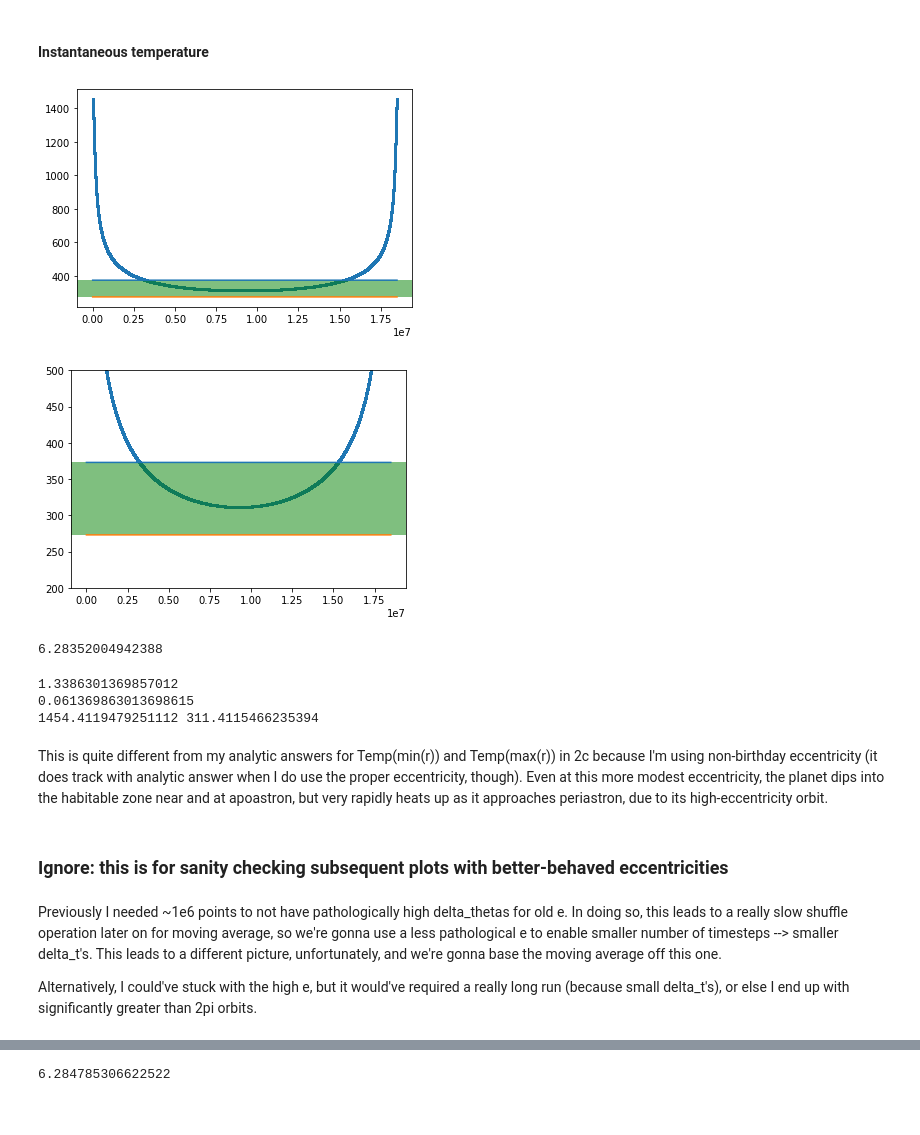
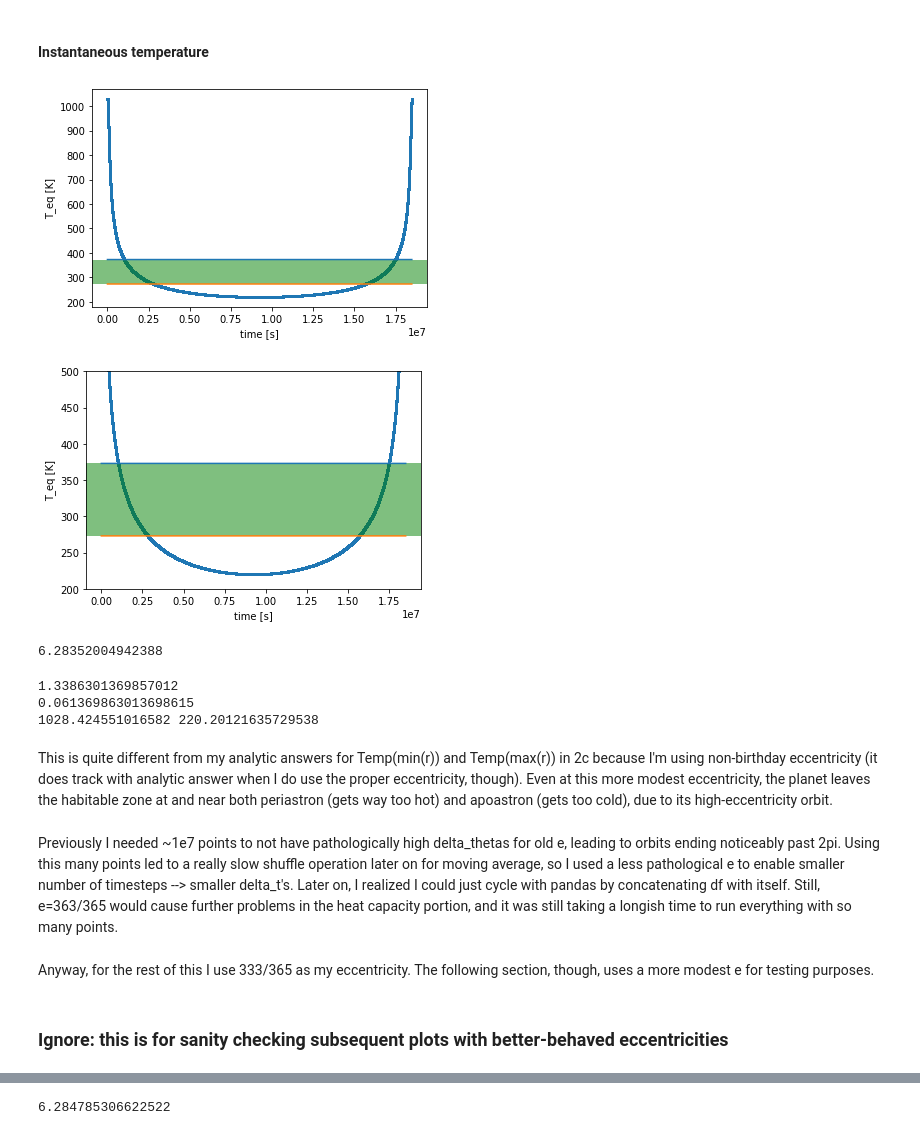
Before and after one commit to cl3425/uf-class-repo, a Jupyter notebook: exoplanets/hw1.ipynb, the cells around one changed output, grey strips where cells are left out. Saved outputs shown, nothing was run; the diff lists cells and outputs as text; code cells hidden in the pictures.

```diff
--- a/exoplanets/hw1.ipynb
+++ b/exoplanets/hw1.ipynb
@@ -129,12 +131,11 @@ L_star = 3.839e33 # erg/s
 a = 0.7*1.496e13
 e = 363./365 # from my bday
 e = 333./365 # less pathological e
-#e = 0.4
 A = 0.3
 specific_L = calc_specific_L(a, e, m_star) # recalculate specific L using new a and e
 
 def teff(L_star, d, A): # where d is distance from star, ie. r
-    return (L_star*(1-A)/(4*np.pi*stefan_boltzmann*d**2))**0.25
+    return (L_star*(1-A)/(16*np.pi*stefan_boltzmann*d**2))**0.25
 
 # calculate instantaneous Teff at every timestep
 temps = []
@@ -142,35 +143,39 @@ rs = []
 theta = theta0 # initialize theta at theta0
 r0 = a*(1-e) # recalculate new initial distance
 r = r0 # and initialize r
 tf = calc_period(a, m_star) # recalculate tf
 #print("period: ", tf)
 times = np.linspace(t0, tf, 1000000)
 delta_t = times[1]-times[0]
 #print("delta t: ", delta_t)
 for times_elt in times:
     delta_theta = update_theta(specific_L, r, delta_t)
     #print(r/1.496e13, delta_theta)
     theta = theta + delta_theta
     r = calc_r(a, e, theta)
     rs.append(r)
     temp = teff(L_star, r, A)
     temps.append(temp)
 
 plt.scatter(times, temps, s=2, label="Teff")
 plt.plot(times, np.ones(len(times))*373, label="boiling pt")
 plt.plot(times, np.ones(len(times))*273, label="freezing pt")
 plt.axhspan(273, 373, facecolor='g', alpha=0.5)
+plt.xlabel('time [s]')
+plt.ylabel('T_eq [K]')
 plt.show()
 
 plt.scatter(times, temps, s=2, label="Teff")
 plt.plot(times, np.ones(len(times))*373, label="boiling pt")
 plt.plot(times, np.ones(len(times))*273, label="freezing pt")
 plt.axhspan(273, 373, facecolor='g', alpha=0.5)
 plt.ylim(200, 500)
+plt.xlabel('time [s]')
+plt.ylabel('T_eq [K]')
 plt.show()
 # %% [output]
-[figure, old version]
+[figure, new version]
-[figure, old version]
+[figure, new version]
 # %%
 theta
 # %% [output]
@@ -182,12 +187,12 @@ print(max(temps), min(temps))
 # %% [output]
 1.3386301369857012
 0.061369863013698615
-1454.4119479251112 311.4115466235394
+1028.424551016582 220.20121635729538
 # %% [markdown]
-This is quite different from my analytic answers for Temp(min(r)) and Temp(max(r)) in 2c because I'm using non-birthday eccentricity (it does track with analytic answer when I do use the proper eccentricity, though). Even at this more modest eccentricity, the planet dips into the habitable zone near and at apoastron, but very rapidly heats up as it approaches periastron, due to its high-eccentricity orbit.
+This is quite different from my analytic answers for Temp(min(r)) and Temp(max(r)) in 2c because I'm using non-birthday eccentricity (it does track with analytic answer when I do use the proper eccentricity, though). Even at this more modest eccentricity, the planet leaves the habitable zone at and near both periastron (gets way too hot) and apoastron (gets too cold), due to its high-eccentricity orbit.
+# %% [markdown]
+Previously I needed ~1e7 points to not have pathologically high delta_thetas for old e, leading to orbits ending noticeably past 2pi. Using this many points led to a really slow shuffle operation later on for moving average, so I used a less pathological e to enable smaller number of timesteps --> smaller delta_t's. Later on, I realized I could just cycle with pandas by concatenating df with itself. Still, e=363/365 would cause further problems in the heat capacity portion, and it was still taking a longish time to run everything with so many points.
+# %% [markdown]
+Anyway, for the rest of this I use 333/365 as my eccentricity. The following section, though, uses a more modest e for testing purposes.
 # %% [markdown]
 ### Ignore: this is for sanity checking subsequent plots with better-behaved eccentricities
-# %% [markdown]
-Previously I needed ~1e6 points to not have pathologically high delta_thetas for old e. In doing so, this leads to a really slow shuffle operation later on for moving average, so we're gonna use a less pathological e to enable smaller number of timesteps --> smaller delta_t's. This leads to a different picture, unfortunately, and we're gonna base the moving average off this one.
-
-Alternatively, I could've stuck with the high e, but it would've required a really long run (because small delta_t's), or else I end up with significantly greater than 2pi orbits.
```
Also changed, not shown: parts of 28 cells of this notebook.
